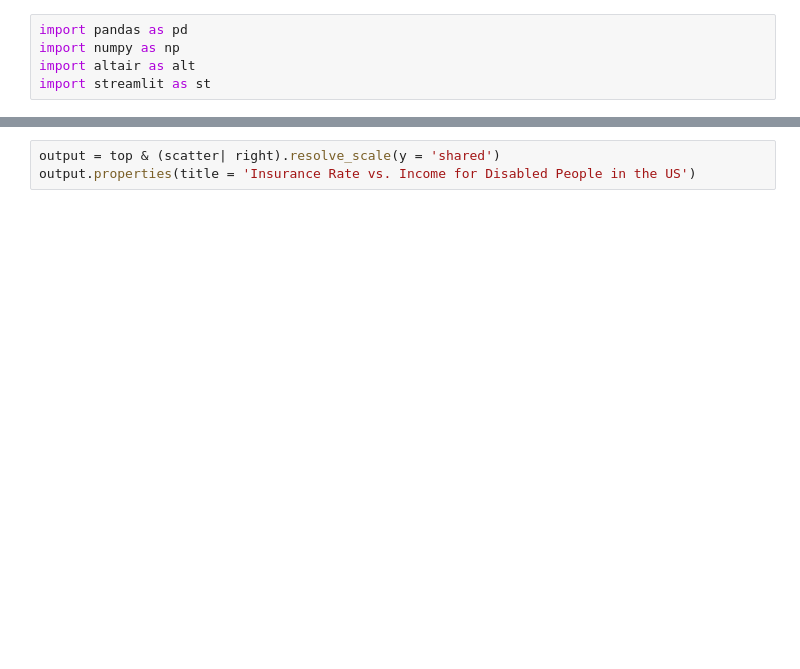
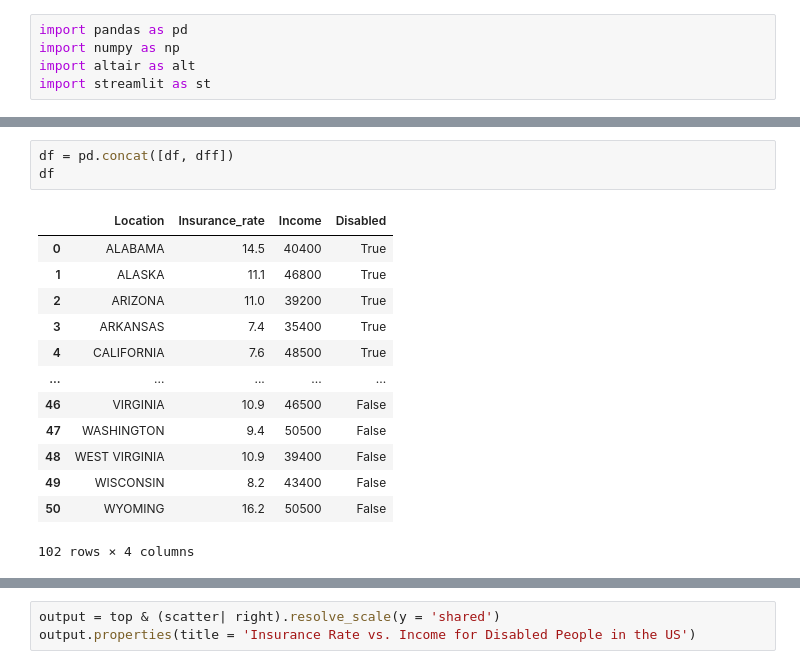
Before and after one commit to TaikiShuttle/SI649, a Jupyter notebook: interactiveviz.ipynb, the cells around one changed output, grey strips where cells are left out. Cells and saved outputs as stored; diff of their text form; blank space fills up the shorter version.

```diff
--- a/interactiveviz.ipynb
+++ b/interactiveviz.ipynb
@@ -32,3 +58,20 @@ df
+# %%
+df = pd.concat([df, dff])
+df
+# %% [output]
+|  | Location | Insurance_rate | Income | Disabled |
+| 0 | ALABAMA | 14.5 | 40400 | True |
+| 1 | ALASKA | 11.1 | 46800 | True |
+| 2 | ARIZONA | 11.0 | 39200 | True |
+| 3 | ARKANSAS | 7.4 | 35400 | True |
+| 4 | CALIFORNIA | 7.6 | 48500 | True |
+| ... | ... | ... | ... | ... |
+| 46 | VIRGINIA | 10.9 | 46500 | False |
+| 47 | WASHINGTON | 9.4 | 50500 | False |
+| 48 | WEST VIRGINIA | 10.9 | 39400 | False |
+| 49 | WISCONSIN | 8.2 | 43400 | False |
+| 50 | WYOMING | 16.2 | 50500 | False |
+102 rows × 4 columns
 # %%
 selection = alt.selection_single(empty = 'none', on = 'mouseover', nearest = True, fields = ['Income', 'Insurance_rate'])
 
```
Also changed, not shown: parts of 6 cells of this notebook, 1 other file.
